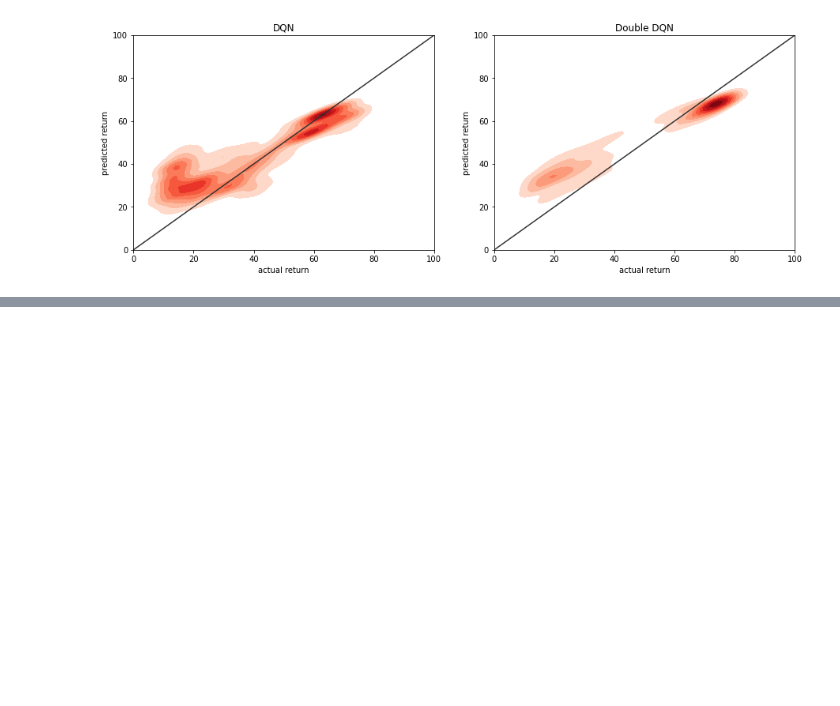
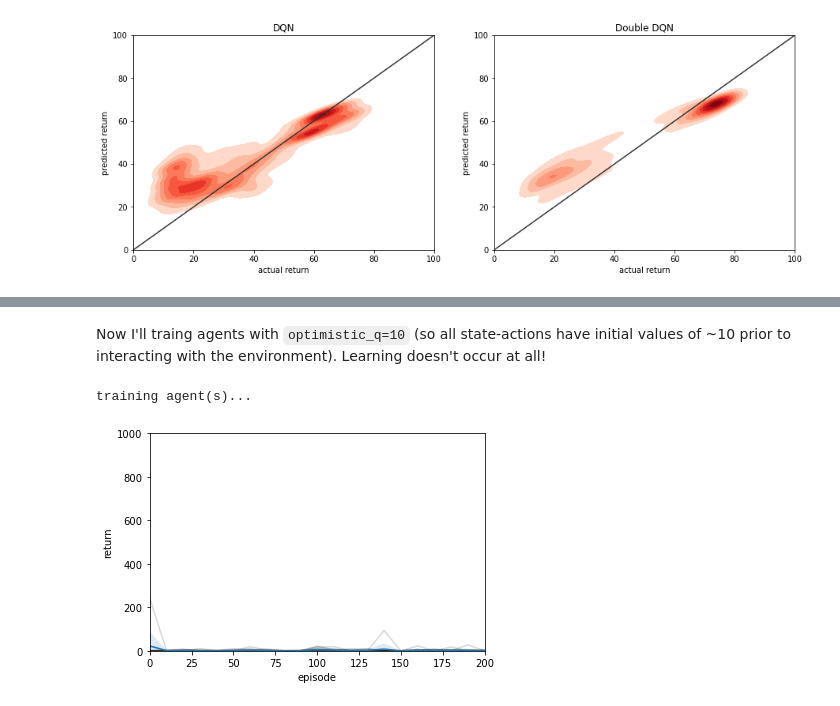
Before and after one commit to richard-warren/rl_sandbox, a Jupyter notebook: dm_control_demo.ipynb, the cells around one changed output, grey strips where cells are left out. Cells and saved outputs as stored; diff of their text form; code cells hidden in the pictures; blank space fills up the shorter version.

```diff
--- a/dm_control_demo.ipynb
+++ b/dm_control_demo.ipynb
@@ -330,0 +354,11 @@ for i, data, title in zip(range(2), (q_data, dq_data), ('DQN', 'Double DQN')):
+# %% [markdown]
+Now I'll traing agents with `optimistic_q=10` (so all state-actions have initial values of ~10 prior to interacting with the environment). Learning doesn't occur at all!
+# %%
+episode_num, avg_returns = train_utils.train_agents_parallel(
+    ('point_mass', 'easy'), agent_args, train_args, n_agents=12, n_workers=12,
+    save_dir='dm_control_tests/agents/point_mass_optimistic',
+    optimistic_q=10)
+plot_performance(episode_num, avg_returns)
+# %% [output]
+training agent(s)...
+[figure, added]
```
Also changed, not shown: parts of 10 cells of this notebook, 1 other file.
